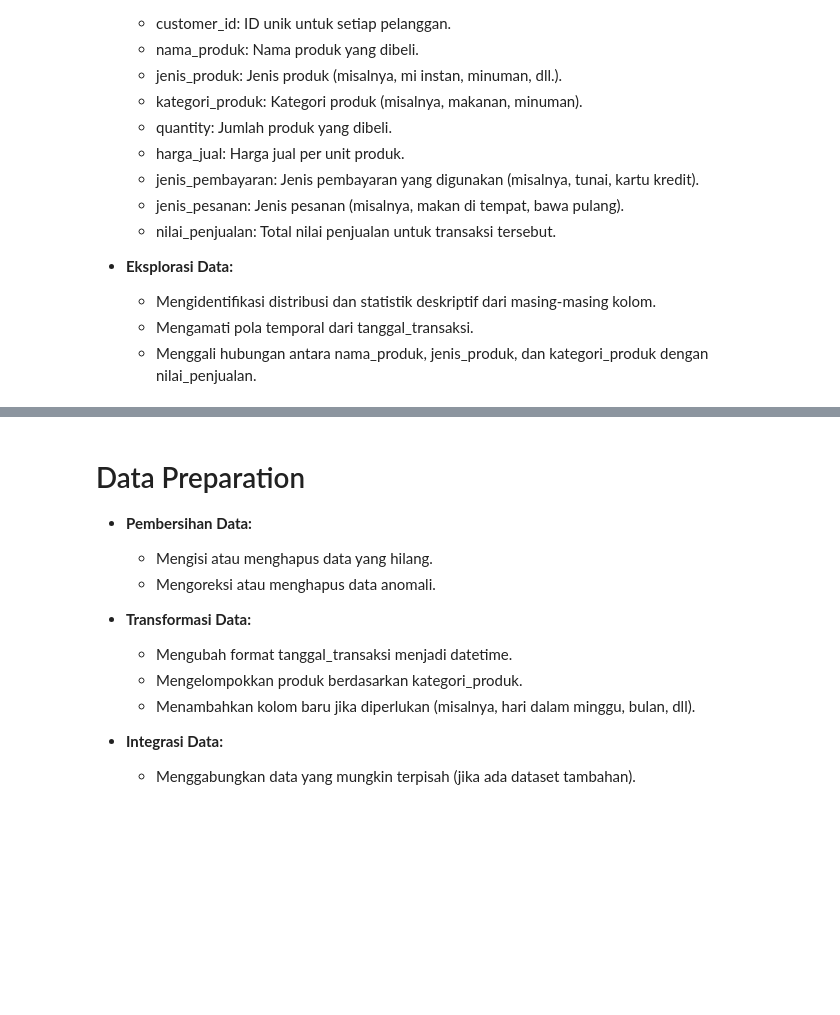
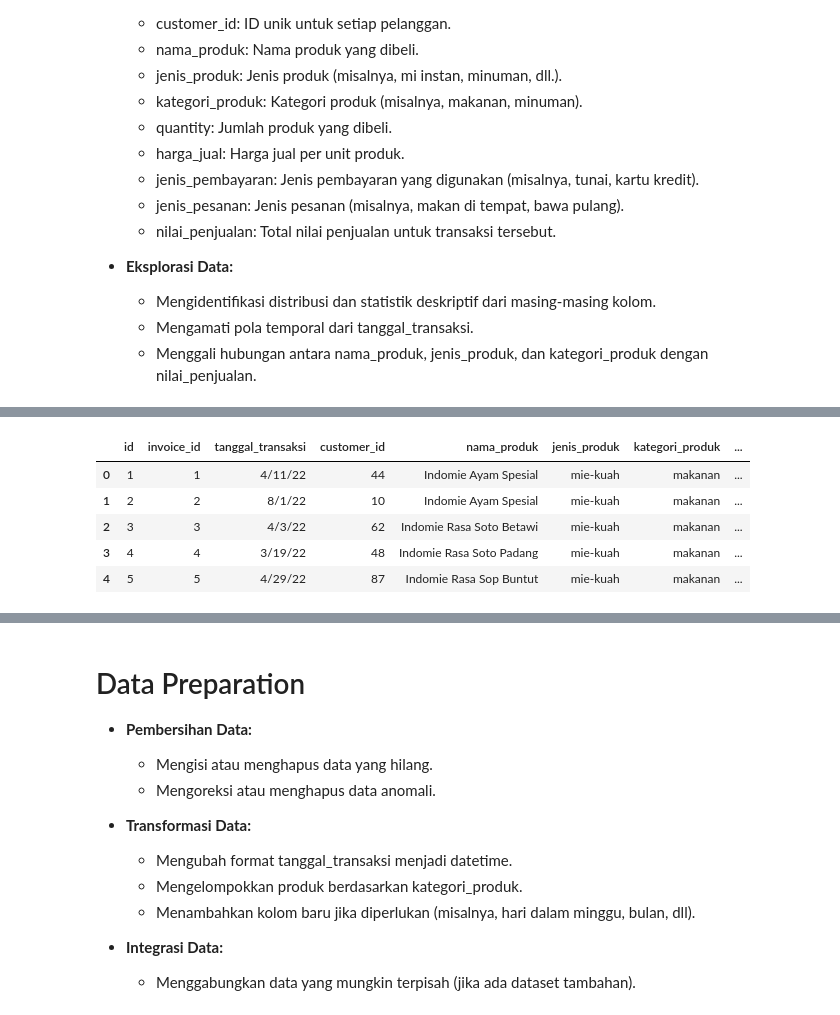
Before and after one commit to RIFF7/sales-analysis, a Jupyter notebook: analisa_warmindo.ipynb, the cells around one changed output, grey strips where cells are left out. Saved outputs shown, nothing was run; the diff lists cells and outputs as text; code cells hidden in the pictures; blank space fills up the shorter version.

```diff
--- a/analisa_warmindo.ipynb
+++ b/analisa_warmindo.ipynb
@@ -58,0 +80,9 @@ Dengan melakukan analisis mendalam terhadap data ini, Warmindo dapat mengambil k
+# %%
+df_warmindo.head()
+# %% [output]
+|  | id | invoice_id | tanggal_transaksi | customer_id | nama_produk | jenis_produk | kategori_produk | ... |
+| 0 | 1 | 1 | 4/11/22 | 44 | Indomie Ayam Spesial | mie-kuah | makanan | ... |
+| 1 | 2 | 2 | 8/1/22 | 10 | Indomie Ayam Spesial | mie-kuah | makanan | ... |
+| 2 | 3 | 3 | 4/3/22 | 62 | Indomie Rasa Soto Betawi | mie-kuah | makanan | ... |
+| 3 | 4 | 4 | 3/19/22 | 48 | Indomie Rasa Soto Padang | mie-kuah | makanan | ... |
+| 4 | 5 | 5 | 4/29/22 | 87 | Indomie Rasa Sop Buntut | mie-kuah | makanan | ... |
```
Also changed, not shown: parts of 11 cells of this notebook.
